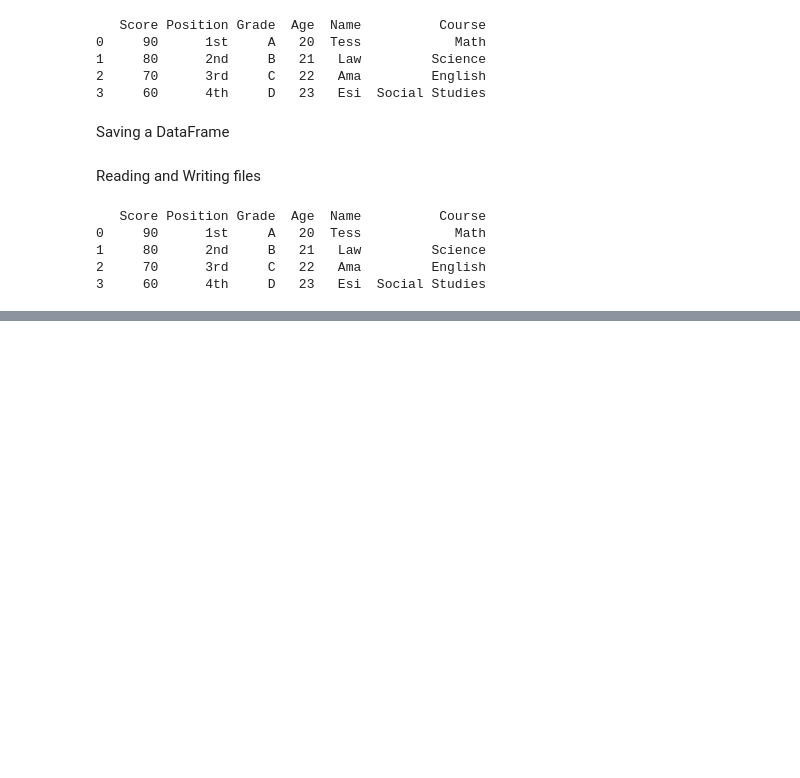
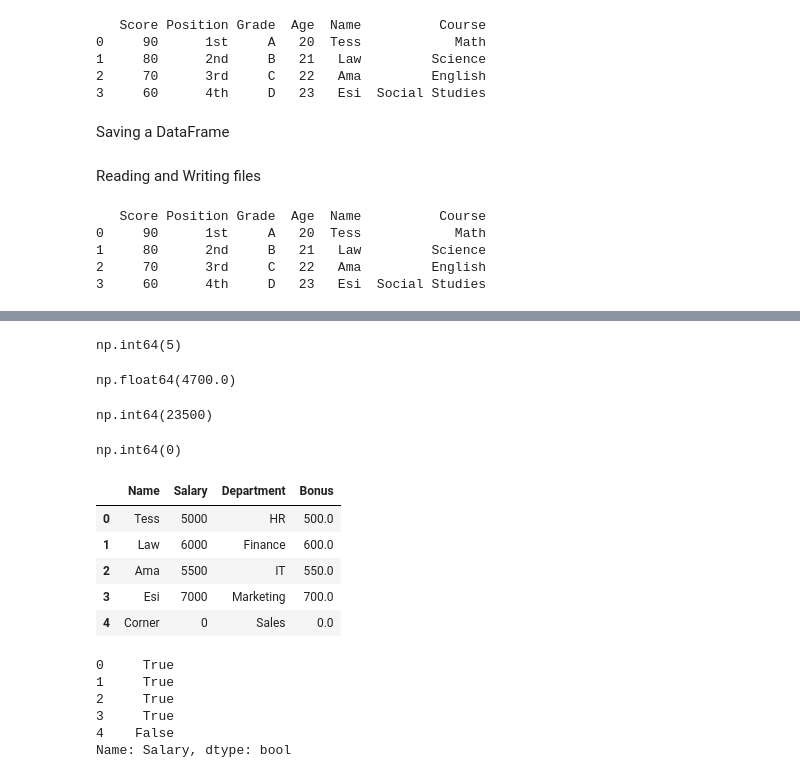
Before and after one commit to llawlaw23/Python_101, a Jupyter notebook: Python.ipynb, the cells around one changed output, grey strips where cells are left out. Cells and saved outputs as stored; diff of their text form; code cells hidden in the pictures; blank space fills up the shorter version.

```diff
--- a/Python.ipynb
+++ b/Python.ipynb
@@ -1438,0 +1490,3 @@ print(la)
+# %%
+df = pd.read_csv("employees.csv")
+df.tail(2)
@@ -1438,0 +1533,34 @@ print(la)
+# %%
+df["Salary"].count()
+# %% [output]
+np.int64(5)
+# %%
+df["Salary"].mean()
+# %% [output]
+np.float64(4700.0)
+# %%
+df["Salary"].sum()
+# %% [output]
+np.int64(23500)
+# %%
+df["Salary"].min()
+# %% [output]
+np.int64(0)
+# %%
+df
+# %% [output]
+|  | Name | Salary | Department | Bonus |
+| 0 | Tess | 5000 | HR | 500.0 |
+| 1 | Law | 6000 | Finance | 600.0 |
+| 2 | Ama | 5500 | IT | 550.0 |
+| 3 | Esi | 7000 | Marketing | 700.0 |
+| 4 | Corner | 0 | Sales | 0.0 |
+# %%
+df["Salary"] > 3000
+# %% [output]
+0     True
+1     True
+2     True
+3     True
+4    False
+Name: Salary, dtype: bool
```
Also changed, not shown: parts of 26 cells of this notebook.
